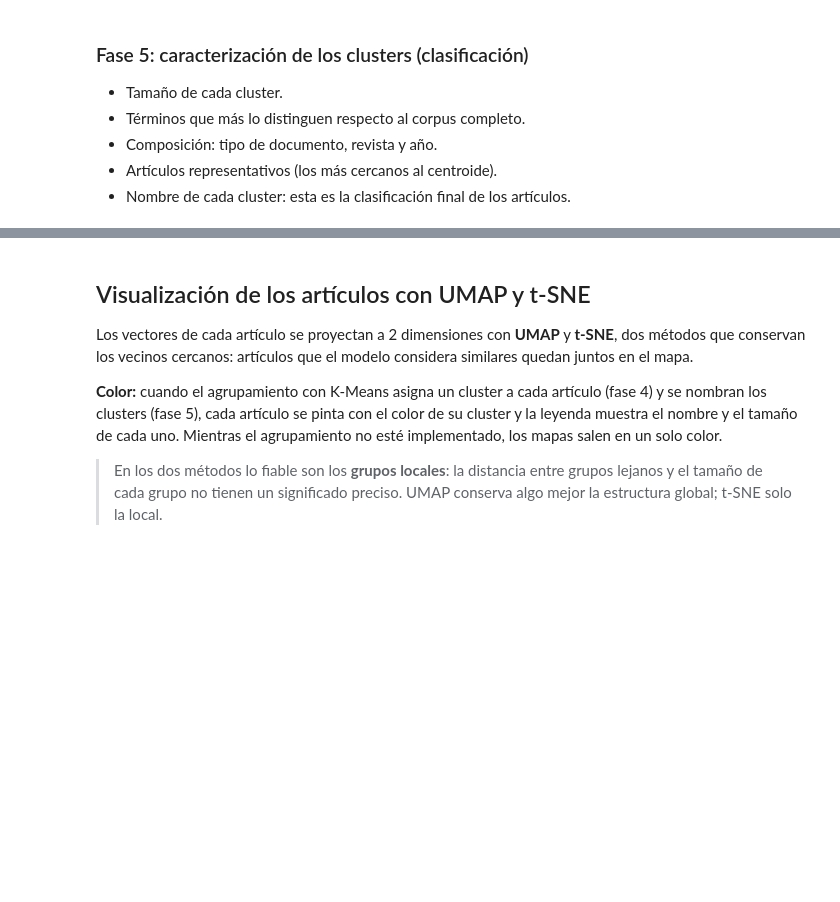
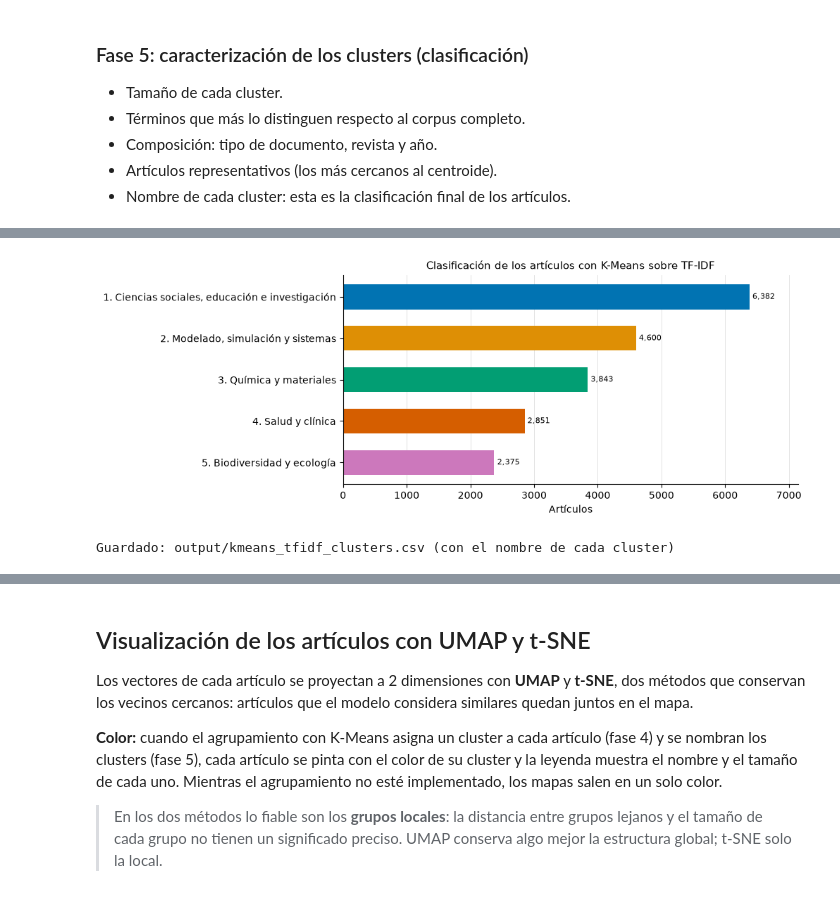
Before and after one commit to mbarrerag/NLP-Project, a Jupyter notebook: notebooks/NPL_Proyecto.ipynb, the cells around one changed output, grey strips where cells are left out. Drawn from its saved outputs; the diff is of its cells as text; code cells hidden in the pictures; blank space fills up the shorter version.

```diff
--- a/notebooks/NPL_Proyecto.ipynb
+++ b/notebooks/NPL_Proyecto.ipynb
@@ -1460,0 +1839,10 @@ Cada fase se hace para las dos representaciones, TF-IDF y Doc2Vec. La visualizac
+# %%
+KMEANS_N_REPRESENTATIVE = 3
+
+rows = []
+for c in range(KMEANS_K_TFIDF):
+    members = np.where(tfidf_cluster_labels == c)[0]
+    for i in members[np.argsort(tfidf_cluster_distance[members])[:KMEANS_N_REPRESENTATIVE]]:
+        rows.append({'cluster': c + 1, 'paper_id': tfidf_ids[i], 'título': short(tfidf_papers.at[i, TITLE_COLUMN], 110),
+                     'tipo': doc_types.iat[i], 'distancia al centroide': tfidf_cluster_distance[i]})
+display(pd.DataFrame(rows).style.format({'distancia al centroide': '{:.3f}'}).hide(axis='index'))
@@ -1460,0 +1866,42 @@ Cada fase se hace para las dos representaciones, TF-IDF y Doc2Vec. La visualizac
+# %%
+# Nombre según un término clave entre los 5 más distintivos del cluster: así no depende de cómo numere
+# K-Means los clusters. Se eligieron leyendo los términos, la composición y los artículos representativos.
+TFIDF_CLUSTER_NAMES = {
+    'social': 'Ciencias sociales, educación e investigación',
+    'model': 'Modelado, simulación y sistemas',
+    'acid': 'Química y materiales',
+    'patient': 'Salud y clínica',
+    'specie': 'Biodiversidad y ecología',
+}
+NAME_MATCH_TERMS = 5
+CLUSTER_COLORS = ['#0173B2', '#DE8F05', '#029E73', '#D55E00', '#CC78BC', '#CA9161', '#FBAFE4', '#949494', '#ECE133', '#56B4E9']
+
+
+def name_clusters(cluster_terms, names, n_match=NAME_MATCH_TERMS):
+    """Asigna a cada cluster el nombre cuyo término clave está entre sus términos más distintivos."""
+    assigned = {}
+    for c, terms in cluster_terms.items():
+        top = [t for t, _, _ in terms[:n_match]]
+        match = next((name for term, name in names.items() if term in top and name not in assigned.values()), None)
+        assigned[c] = match or ', '.join(top[:3])      # sin coincidencia: sus 3 términos principales
+    return assigned
+
+
+tfidf_cluster_names = name_clusters(tfidf_cluster_terms, TFIDF_CLUSTER_NAMES)
+tfidf_clusters['cluster_name'] = [tfidf_cluster_names[c] for c in tfidf_cluster_labels]
+tfidf_clusters.to_csv(KMEANS_CLUSTERS_TFIDF_FILE, index=False)
+
+fig, ax = plt.subplots(figsize=(10, 0.5 * KMEANS_K_TFIDF + 1.2), layout='constrained')
+order = np.arange(KMEANS_K_TFIDF)[::-1]
+bars = ax.barh([f'{c + 1}. {tfidf_cluster_names[c]}' for c in order], cluster_sizes[order],
+               color=[CLUSTER_COLORS[c] for c in order], height=0.6)
+label_bars(ax, bars, horizontal=True)
+ax.set_title('Clasificación de los artículos con K-Means sobre TF-IDF', fontsize=11)
+ax.set_xlabel('Artículos')
+ax.margins(x=0.12)
+style_axes(ax, grid_axis='x')
+plt.show()
+print(f'Guardado: {KMEANS_CLUSTERS_TFIDF_FILE} (con el nombre de cada cluster)')
+# %% [output]
+[figure, added]
+Guardado: output/kmeans_tfidf_clusters.csv (con el nombre de cada cluster)
```
Also changed, not shown: parts of 28 cells of this notebook.
